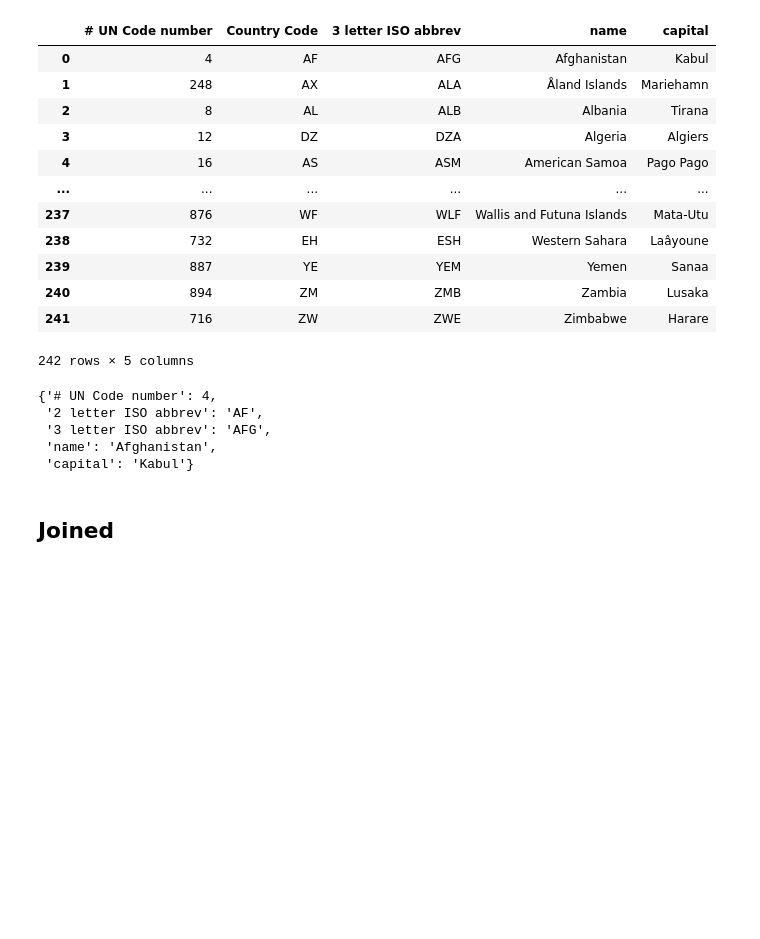
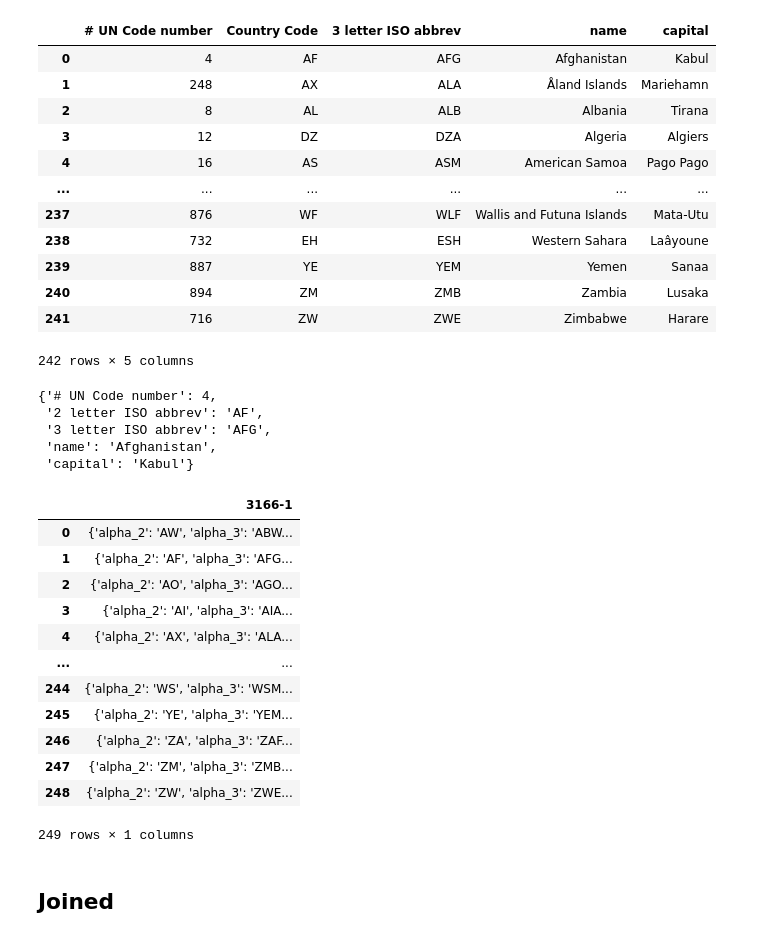
Before and after one commit to stelios-c/utilities, a Jupyter notebook: linux/airports_file.ipynb, the cells around one changed output. Saved outputs shown, nothing was run; the diff lists cells and outputs as text; code cells hidden in the pictures; blank space fills up the shorter version.

Commit message:
compare local sources for countries

```diff
--- a/linux/airports_file.ipynb
+++ b/linux/airports_file.ipynb
@@ -71,6 +71,24 @@ countries_df.iloc[0].to_dict()
  '3 letter ISO abbrev': 'AFG',
  'name': 'Afghanistan',
  'capital': 'Kabul'}
+# %%
+countries_json=pd.read_json('/usr/share/iso-codes/json/iso_3166-1.json')#,delimiter=':',skipinitialspace=True
+# %%
+countries_json
+# %% [output]
+|  | 3166-1 |
+| 0 | {'alpha_2': 'AW', 'alpha_3': 'ABW... |
+| 1 | {'alpha_2': 'AF', 'alpha_3': 'AFG... |
+| 2 | {'alpha_2': 'AO', 'alpha_3': 'AGO... |
+| 3 | {'alpha_2': 'AI', 'alpha_3': 'AIA... |
+| 4 | {'alpha_2': 'AX', 'alpha_3': 'ALA... |
+| ... | ... |
+| 244 | {'alpha_2': 'WS', 'alpha_3': 'WSM... |
+| 245 | {'alpha_2': 'YE', 'alpha_3': 'YEM... |
+| 246 | {'alpha_2': 'ZA', 'alpha_3': 'ZAF... |
+| 247 | {'alpha_2': 'ZM', 'alpha_3': 'ZMB... |
+| 248 | {'alpha_2': 'ZW', 'alpha_3': 'ZWE... |
+249 rows × 1 columns
 # %% [markdown]
 ## Joined
 # %%
```
